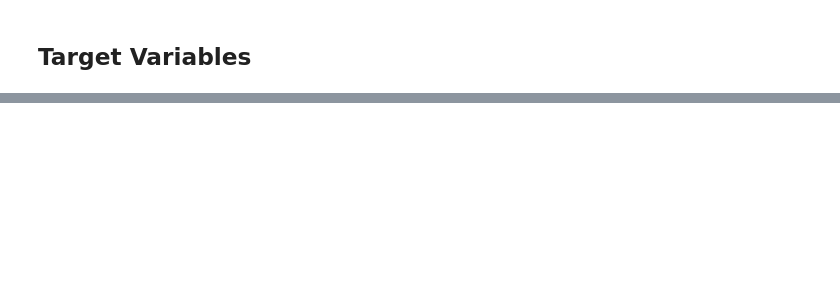
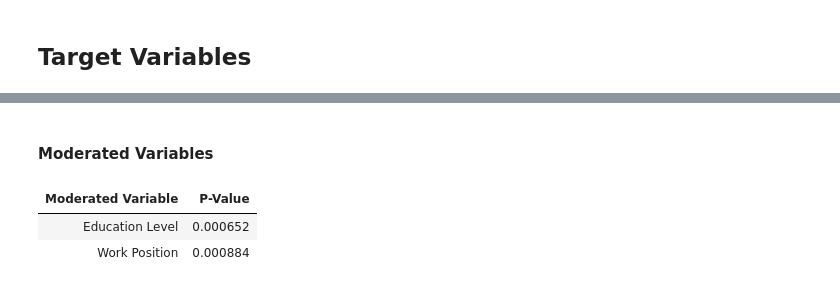
Before and after one commit to Neix20/FYP, a Jupyter notebook: Model Result.ipynb, the cells around one changed output, grey strips where cells are left out. Cells and saved outputs as stored; diff of their text form; code cells hidden in the pictures; blank space fills up the shorter version.

```diff
--- a/Model Result.ipynb
+++ b/Model Result.ipynb
@@ -428,0 +135,20 @@ Accuracy Score (With Selective Features): 80.73
+# %%
+pd_arr = [mod_fac_df.loc[:, ["Education Level", "Work Position", "Gender"]], utaut_fac_df]
+df_X = pd.concat(pd_arr, axis = 1)
+
+# Correlation Function
+arr_list = []
+
+# Get List of P_Values
+for col in df_X.columns:
+    corr, p_val = pointbiserialr(df_X.loc[:, col], df_Y)
+    # Threshold => Only append variables that have a p_value smaller than 0.05
+    if p_val <= 0.05:
+        arr_list.append((col, p_val))
+
+# Sort Variables Descending by P_val
+arr_list = sorted(arr_list, key = lambda x : x[1])
+
+arr_df = pd.DataFrame(arr_list, columns = ["Variables", "P Value"])
+
+arr_df.style.hide_index()
@@ -428,0 +230,18 @@ Accuracy Score (With Selective Features): 80.73
+# %% [markdown]
+#### Moderated Variables
+# %%
+# Use PointBiserialR as there are only 2 Classes
+arr_list = []
+
+for col in mod_fac_df.columns:
+    corr, p_val = pointbiserialr(mod_fac_df.loc[:, col], df_Y)
+    if p_val <= 0.05:
+        arr_list.append((col, p_val))
+
+tmp_df = pd.DataFrame(arr_list, columns = ["Moderated Variable", "P-Value"])
+
+tmp_df.style.hide_index()
+# %% [output]
+| Moderated Variable | P-Value |
+| Education Level | 0.000652 |
+| Work Position | 0.000884 |
```
Also changed, not shown: parts of 48 cells of this notebook, 2 other files.
